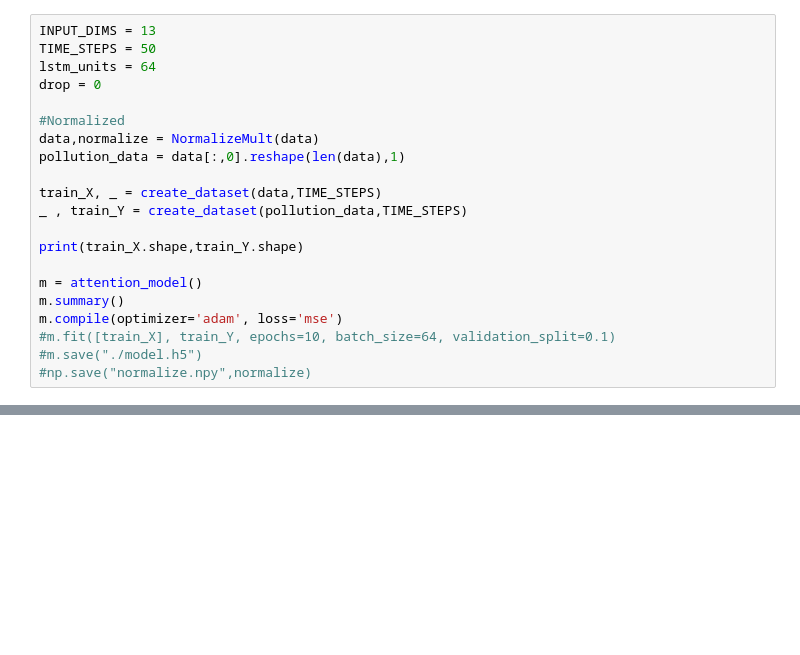
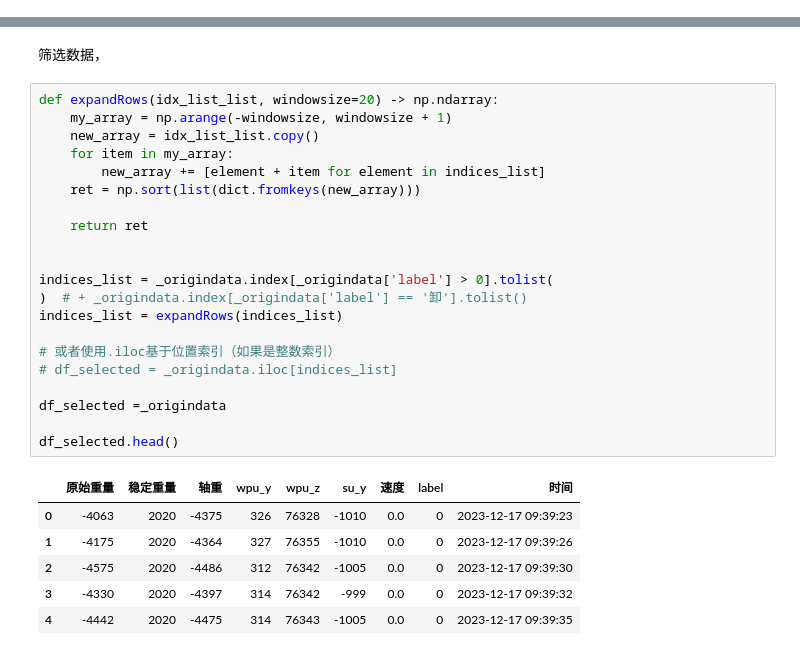
Before and after one commit to ainiubility/CNN-LSTM-Attention, a Jupyter notebook: C_L_A_train.ipynb, the cells around one changed output, grey strips where cells are left out. Cells and saved outputs as stored; diff of their text form; blank space fills up the shorter version.

```diff
--- a/C_L_A_train.ipynb
+++ b/C_L_A_train.ipynb
@@ -237,21 +0,0 @@ Index(['ILB_4', 'ILA_3', 'ALC_2', 'APC_1', 'ILC_5', 'Pref_6', 'VA_7', 'IA_8',
-# %%
-INPUT_DIMS = 13
-TIME_STEPS = 50
-lstm_units = 64
-drop = 0
-
-#Normalized
-data,normalize = NormalizeMult(data)
-pollution_data = data[:,0].reshape(len(data),1)
-
-train_X, _ = create_dataset(data,TIME_STEPS)
-_ , train_Y = create_dataset(pollution_data,TIME_STEPS)
-
-print(train_X.shape,train_Y.shape)
-
-m = attention_model()
-m.summary()
-m.compile(optimizer='adam', loss='mse')
-#m.fit([train_X], train_Y, epochs=10, batch_size=64, validation_split=0.1)
-#m.save("./model.h5")
-#np.save("normalize.npy",normalize)
@@ -434,0 +207,30 @@ mape
+# %% [markdown]
+筛选数据，
+# %%
+def expandRows(idx_list_list, windowsize=20) -> np.ndarray:
+    my_array = np.arange(-windowsize, windowsize + 1)
+    new_array = idx_list_list.copy()
+    for item in my_array:
+        new_array += [element + item for element in indices_list]
+    ret = np.sort(list(dict.fromkeys(new_array)))
+
+    return ret
+
+
+indices_list = _origindata.index[_origindata['label'] > 0].tolist(
+)  # + _origindata.index[_origindata['label'] == '卸'].tolist()
+indices_list = expandRows(indices_list)
+
+# 或者使用.iloc基于位置索引（如果是整数索引）
+# df_selected = _origindata.iloc[indices_list]
+
+df_selected =_origindata
+
+df_selected.head()
+# %% [output]
+|  | 原始重量 | 稳定重量 | 轴重 | wpu_y | wpu_z | su_y | 速度 | label | 时间 |
+| 0 | -4063 | 2020 | -4375 | 326 | 76328 | -1010 | 0.0 | 0 | 2023-12-17 09:39:23 |
+| 1 | -4175 | 2020 | -4364 | 327 | 76355 | -1010 | 0.0 | 0 | 2023-12-17 09:39:26 |
+| 2 | -4575 | 2020 | -4486 | 312 | 76342 | -1005 | 0.0 | 0 | 2023-12-17 09:39:30 |
+| 3 | -4330 | 2020 | -4397 | 314 | 76342 | -999 | 0.0 | 0 | 2023-12-17 09:39:32 |
+| 4 | -4442 | 2020 | -4475 | 314 | 76343 | -1005 | 0.0 | 0 | 2023-12-17 09:39:35 |
```
Also changed, not shown: parts of 48 cells of this notebook, 2 other files.
